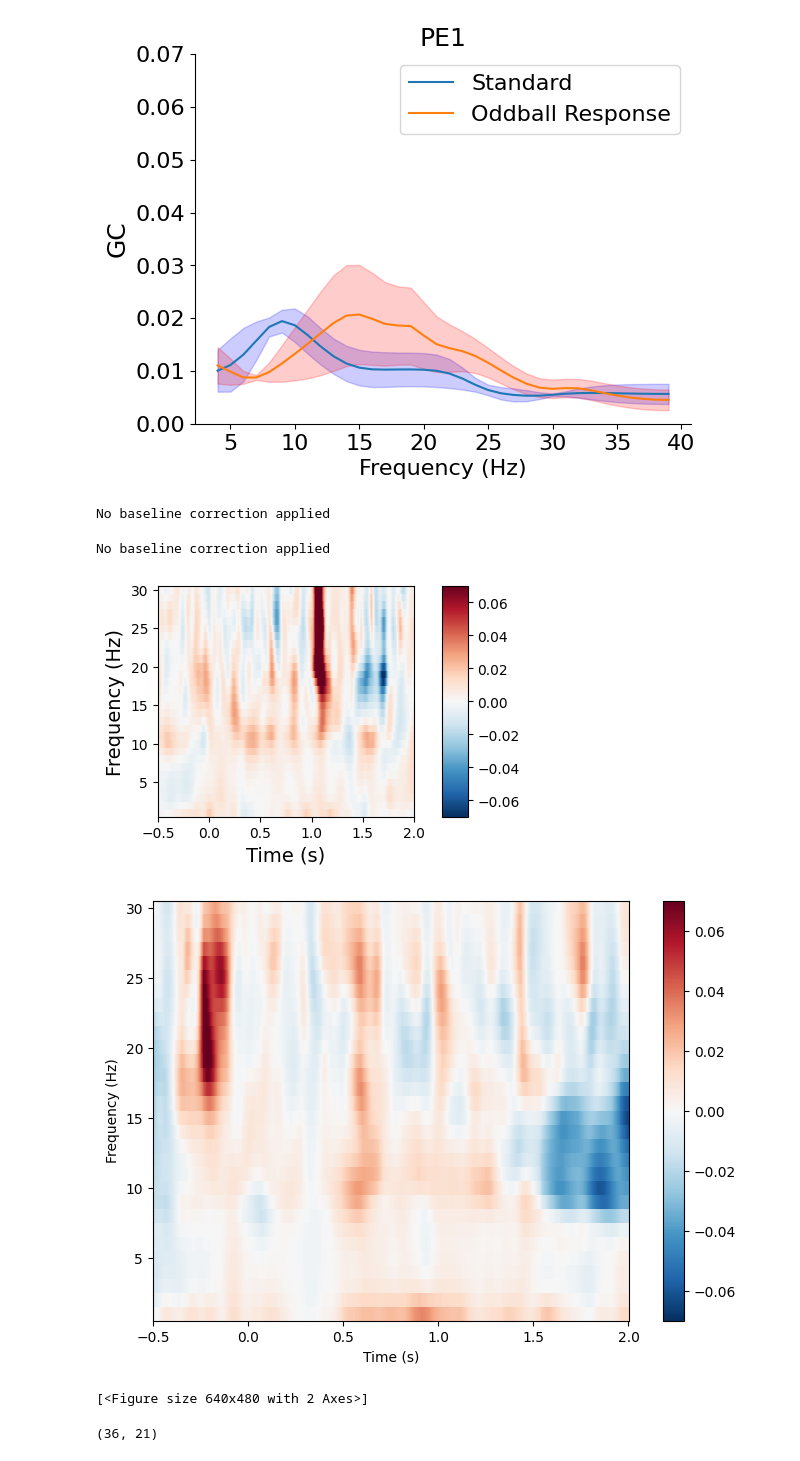
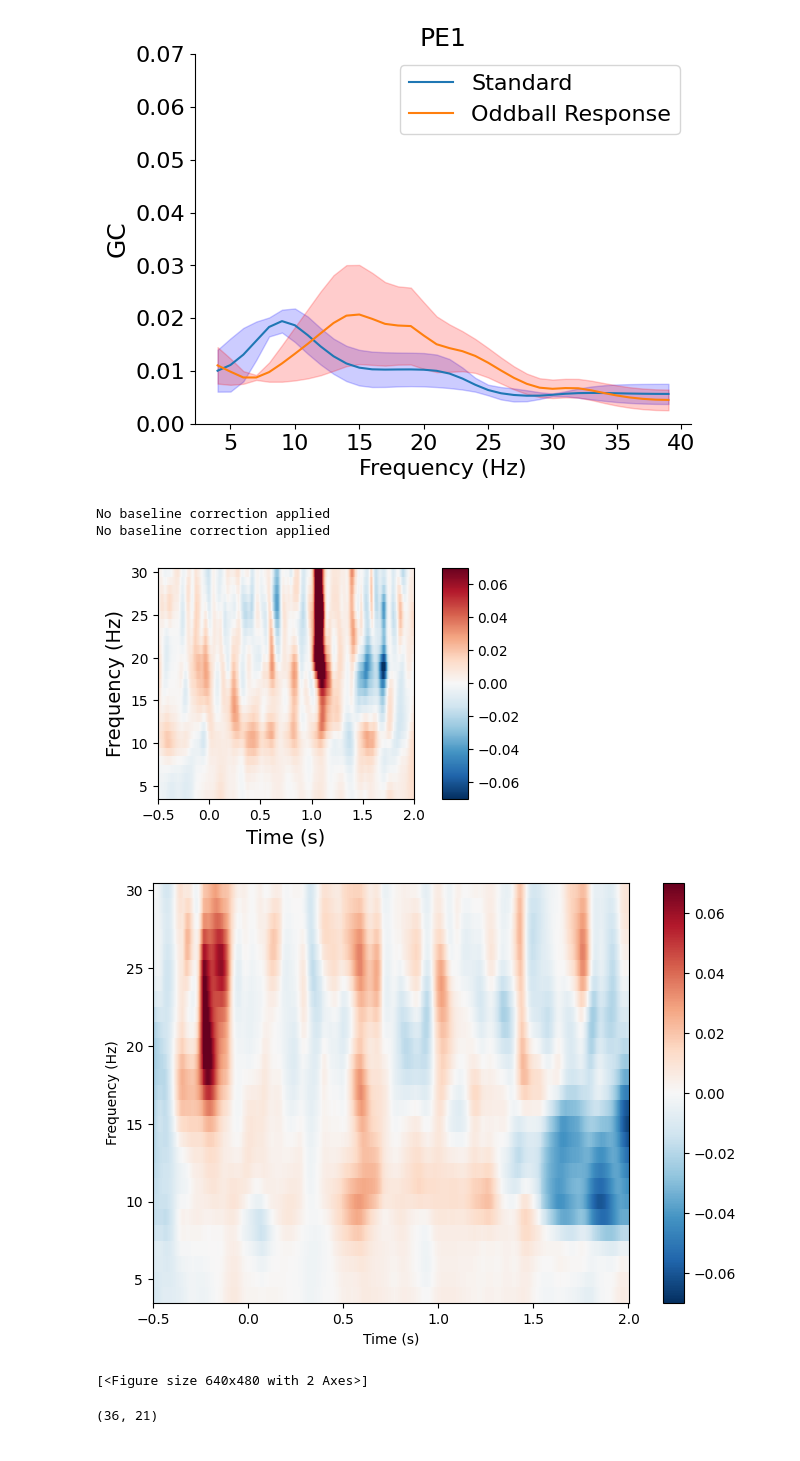
Before and after one commit to NiteshMalan/Oddball_Task, a Jupyter notebook: Oddball_Behavioral_analysis_Correlation.ipynb, the cells around one changed output. Cells and saved outputs as stored; diff of their text form; code cells hidden in the pictures.

```diff
--- a/Oddball_Behavioral_analysis_Correlation.ipynb
+++ b/Oddball_Behavioral_analysis_Correlation.ipynb
@@ -2971,39 +2972,39 @@ tfr_typ_GC_eeg_dbs = mne.time_frequency.AverageTFR(epochs_aff_typ.copy().pick('C
 
 width_ratios = [10, 1]
 fig, ax = plt.subplots(1, 2, figsize=(4, 3), gridspec_kw={"width_ratios": width_ratios})
 
 ax[0].set_ylabel('Frequency (Hz)', fontsize=14)
 ax[0].set_xlabel('Time (s)', fontsize=14)
 
-tfr_diff_GC_eeg_dbs.plot('C4', tmin=tmin,tmax=tmax, fmin=0,fmax=30, vmax=vmax,vmin=vmin, axes=ax[0],colorbar=False,show=False)
+tfr_diff_GC_eeg_dbs.plot('C4', tmin=tmin,tmax=tmax, fmin=4,fmax=30, vmax=vmax,vmin=vmin, axes=ax[0],colorbar=False,show=False)
 fig.colorbar(ax[0].images[-1], cax=ax[1])
 
 
 
 base_dir = "E:/Oddball Data/"
 subj_list = ['013','014','015']
 
 stg = ['implant']#, 'implant']explant
 
 GC_eeg_dbs= []
 
 for st in stg:
     for sub in subj_list:
         file = f"{base_dir}GC_eeg_dbs_{sub}_{st}.npy"
         GC_eeg_dbs.append(np.load(file))
 GC_eeg_dbs = np.array(GC_eeg_dbs)
 GC_eeg_dbs = GC_eeg_dbs.mean(axis=0)
 GC_eeg_dbs= GC_eeg_dbs.reshape(1,GC_eeg_dbs.shape[0],GC_eeg_dbs.shape[1])
 
 tfr_diff_GC_eeg_dbs = mne.time_frequency.AverageTFR(epochs_aff_odd.copy().pick('C4').info, GC_eeg_dbs, epochs_aff_odd.times, np.arange(1,41), len(epochs_aff_odd))
 
-tfr_diff_GC_eeg_dbs.plot('C4', tmin=tmin,tmax=tmax, fmin=0,fmax=30, vmax=vmax,vmin=vmin)
+tfr_diff_GC_eeg_dbs.plot('C4', tmin=tmin,tmax=tmax, fmin=4,fmax=30, vmax=vmax,vmin=vmin)
 # %% [output]
 No baseline correction applied
+No baseline correction applied
-No baseline correction applied
-[figure, old version]
+[figure, new version]
-[figure, old version]
+[figure, new version]
-[<Figure size 640x480 with 2 Axes>]
+[<Figure size 640x480 with 2 Axes>]
 # %%
 tfr_odd_GC_eeg_dbs.copy().crop(tmin,tmax, 5,40).data[0].shape
 # %% [output]
```
Also changed, not shown: parts of 2 cells of this notebook, 1 other file.
